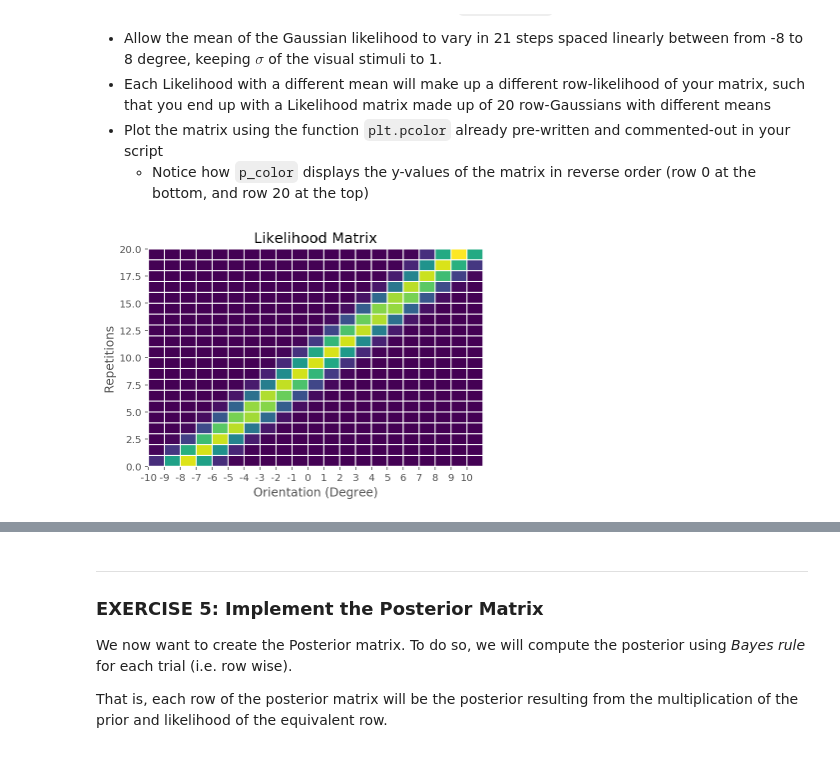
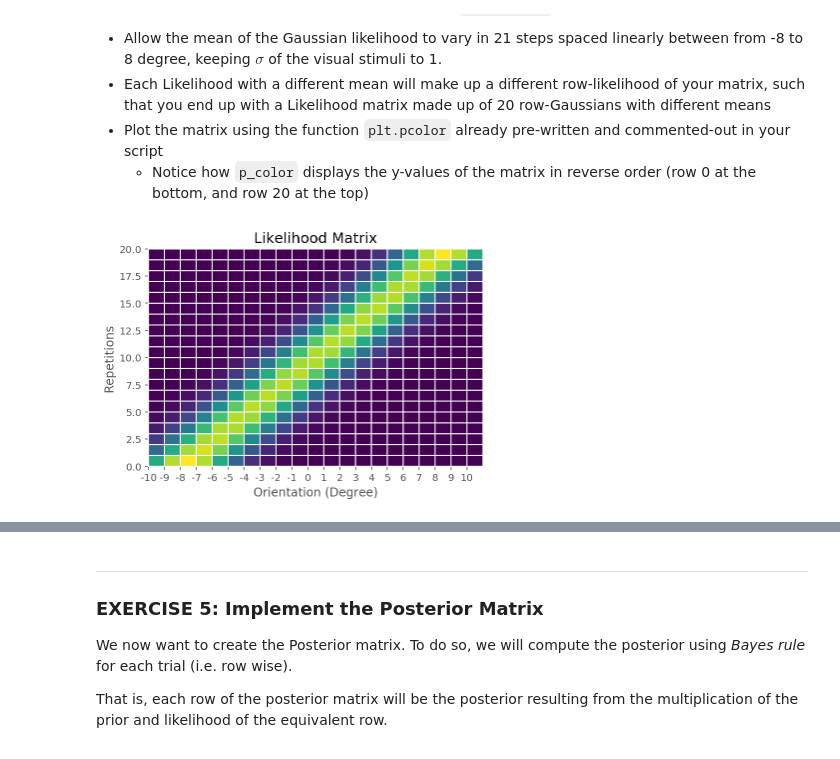
Before and after one commit to hyosubkim/course-content, a Jupyter notebook: tutorials/Bayes/hyo_BayesDay_Tutorial_2.ipynb, the cells around one changed output, grey strips where cells are left out. Drawn from its saved outputs; the diff is of its cells as text; code cells hidden in the pictures.

```diff
--- a/tutorials/Bayes/hyo_BayesDay_Tutorial_2.ipynb
+++ b/tutorials/Bayes/hyo_BayesDay_Tutorial_2.ipynb
@@ -128,11 +128,9 @@ x = np.arange(-10,11,0.1)
 ##        Plot the two Gaussian and the resulting mixture using the function `plot_my_composed_prior`
 ###############################################################################
 prior1 = my_gaussian(x, 0, 0.5)
-prior1 = prior1 / np.sum(prior1)
 prior2 = my_gaussian(x, 0, 3)
-prior2 = prior2 / np.sum(prior2)
-alpha = 0.30
+alpha = 0.05
 combined_prior = (1 - alpha) * prior1 + alpha * prior2
 combined_prior = combined_prior / np.sum(combined_prior)
-plot_my_composed_prior(x, prior1, prior2, combined_prior)
+plot_my_composed_prior(x, prior1 / np.sum(prior1), prior2 / np.sum(prior2), combined_prior)
 # %% [output]
@@ -257,28 +258,28 @@ We now want to create a Likelihood matrix that is made up of a Gaussian on each
 # %%
 ###############################################################################
 ## Insert your code here to:
 ##        Create a Gaussian Likelihood with sigma = 1, and mean varying from -8 to 9 in 21 equally spaced steps (use `np.linspace()` function)
 ##        Each of the Gaussian Likelihood with a different mean will make up a different 'trial' and hence a different row of your matrix
 ##        Fill in your matrix with the 20 different Gaussian likelihoods (i.e. 20 trials)
 ##        Plot the Likelihood Matrix using the function `plt.pcolor` and the code snippet provided below
 ###############################################################################
-likelihood_mu = np.linspace(-8, 9, 20)
+likelihood_mu = np.linspace(-8, 8, 20)
 likelihood_matrix = []
 for mu in likelihood_mu:
-    row = my_gaussian(x, mu, 1)
+    row = my_gaussian(x, mu, 2)
     row = row / np.sum(row)
     likelihood_matrix.append(row)
 likelihood_matrix = np.array(likelihood_matrix)
 
 plt.figure()
 plt.pcolor(likelihood_matrix, edgecolors='w', linewidths=1)
 plt.xticks(np.arange(x.shape[0]), x)
 plt.title('Likelihood Matrix')
 plt.ylabel('Repetitions')
 plt.xlabel('Orientation (Degree)')
 plt.show()
 # %% [output]
-[figure, old version]
+[figure, new version]
 # %% [markdown]
 <img src="https://github.com/NeuromatchAcademy/course-content/raw/master/tutorials/static/sample_output.png"/>
 
```
Also changed, not shown: parts of 6 cells of this notebook, 4 other files.
